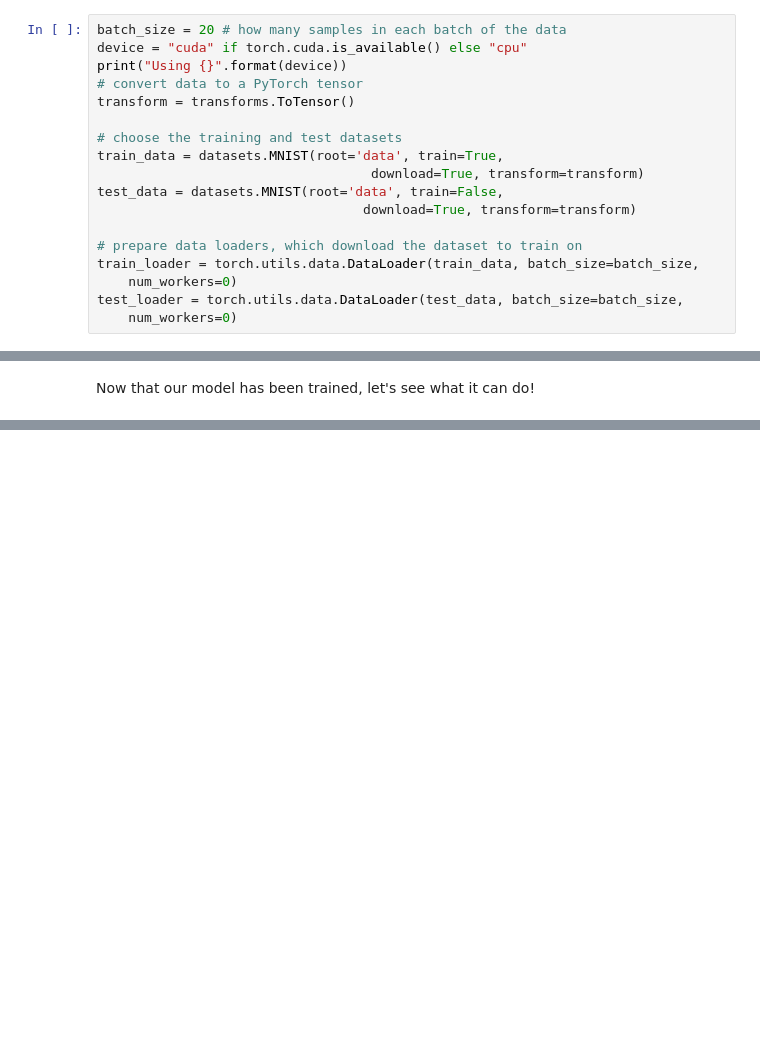
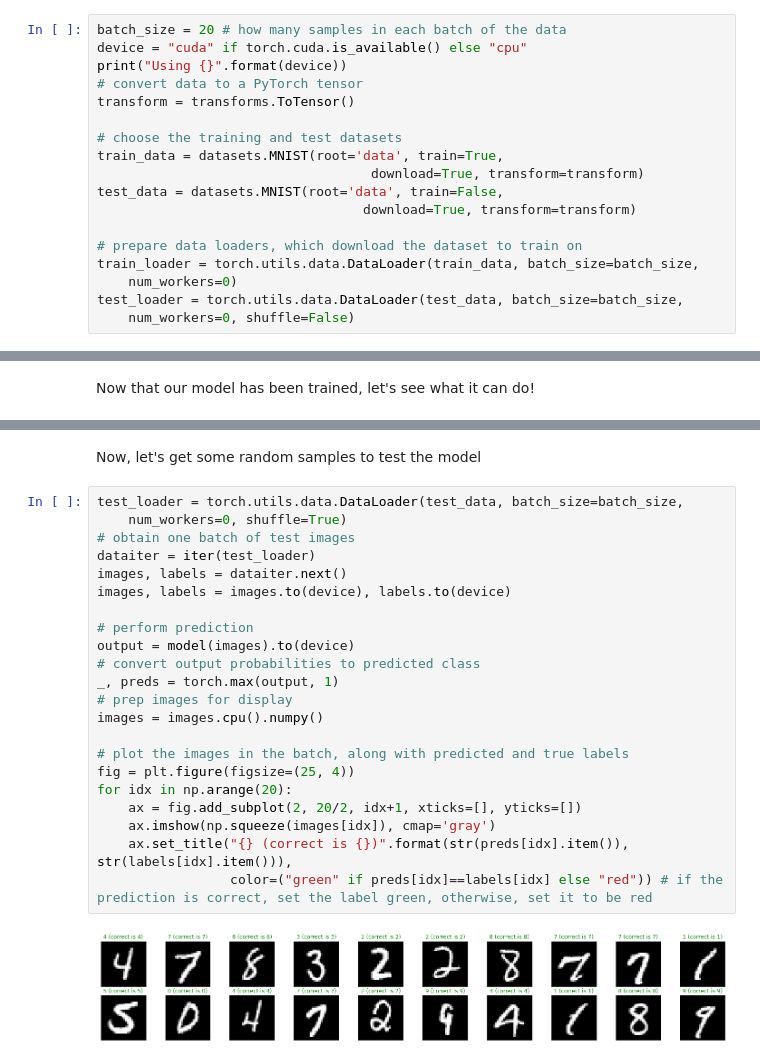
Before and after one commit to IMSAai/epoch-neural-nets-intersession, a Jupyter notebook: cnn-mnist-classifier.ipynb, the cells around one changed output, grey strips where cells are left out. Drawn from its saved outputs; the diff is of its cells as text; blank space fills up the shorter version.

Commit message:
updated versions to get random samples

```diff
--- a/cnn-mnist-classifier.ipynb
+++ b/cnn-mnist-classifier.ipynb
@@ -23,4 +23,4 @@ test_data = datasets.MNIST(root='data', train=False,
 train_loader = torch.utils.data.DataLoader(train_data, batch_size=batch_size,
     num_workers=0)
 test_loader = torch.utils.data.DataLoader(test_data, batch_size=batch_size,
-    num_workers=0)
+    num_workers=0, shuffle=False)
@@ -134,0 +169,26 @@ for idx in np.arange(20):
+# %% [markdown]
+Now, let's get some random samples to test the model
+# %%
+test_loader = torch.utils.data.DataLoader(test_data, batch_size=batch_size,
+    num_workers=0, shuffle=True)
+# obtain one batch of test images
+dataiter = iter(test_loader)
+images, labels = dataiter.next()
+images, labels = images.to(device), labels.to(device)
+
+# perform prediction
+output = model(images).to(device)
+# convert output probabilities to predicted class
+_, preds = torch.max(output, 1)
+# prep images for display
+images = images.cpu().numpy()
+
+# plot the images in the batch, along with predicted and true labels
+fig = plt.figure(figsize=(25, 4))
+for idx in np.arange(20):
+    ax = fig.add_subplot(2, 20/2, idx+1, xticks=[], yticks=[])
+    ax.imshow(np.squeeze(images[idx]), cmap='gray')
+    ax.set_title("{} (correct is {})".format(str(preds[idx].item()), str(labels[idx].item())),
+                 color=("green" if preds[idx]==labels[idx] else "red")) # if the prediction is correct, set the label green, otherwise, set it to be red
+# %% [output]
+[figure, added]
```
Also changed, not shown: parts of 5 cells of this notebook, 1 other file.
